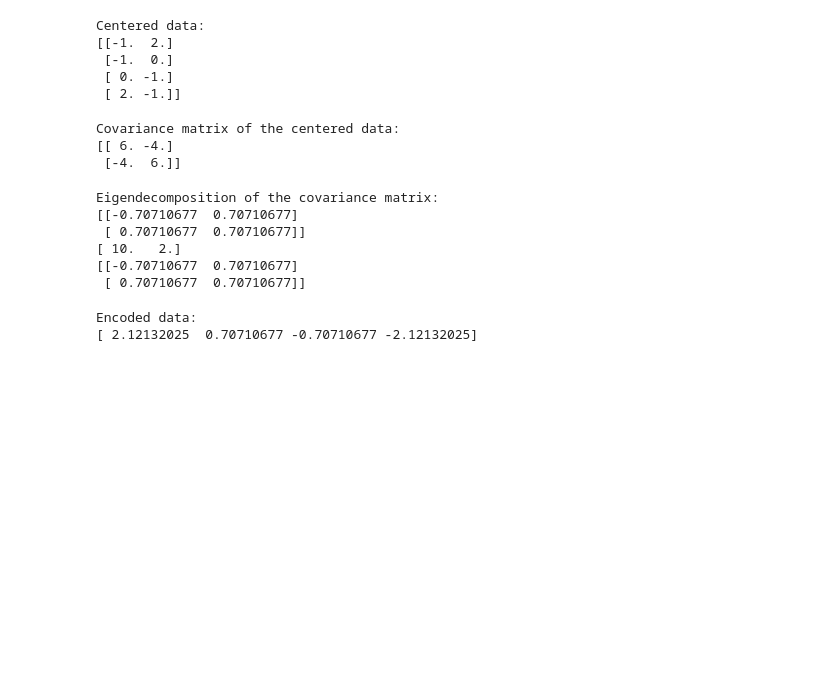
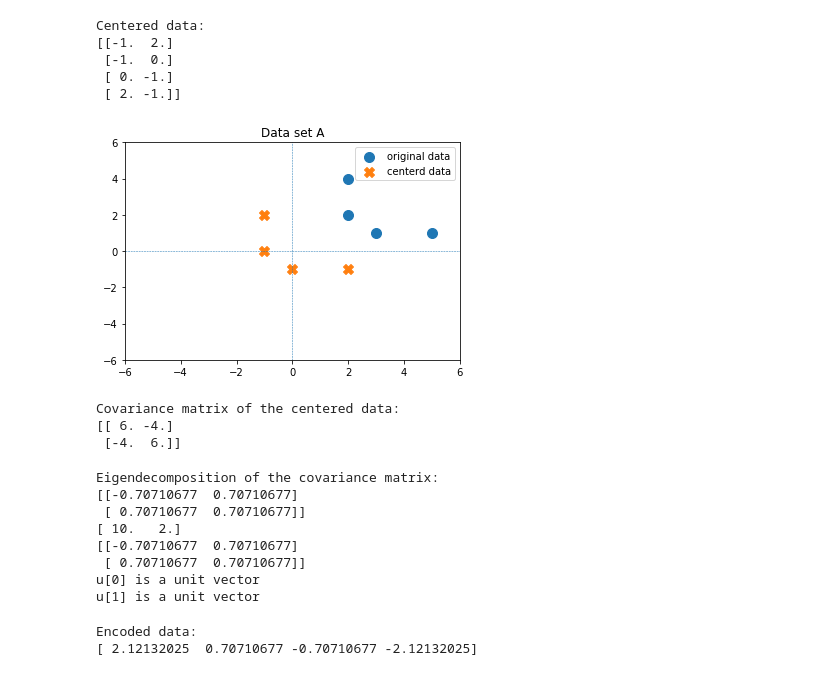
Before and after one commit to mmarius/nnia-tutorial, a Jupyter notebook: assignment-3/tutorial3-marius.ipynb, the cells around one changed output. Saved outputs shown, nothing was run; the diff lists cells and outputs as text; code cells hidden in the pictures; blank space fills up the shorter version.

```diff
--- a/assignment-3/tutorial3-marius.ipynb
+++ b/assignment-3/tutorial3-marius.ipynb
@@ -74,2 +76,17 @@ axes.scatter(A[:, 0], A[:, 1], marker='X', s=1e2, label='centerd data');
+# %%
+# Plot centered data together with original data
+fig, axes = plt.subplots()
+# plot coordinate system
+axes.axhline(0, ls='--', linewidth=0.5)
+axes.axvline(0, ls='--', linewidth=0.5)
+axes.set_xlim(-6.0, 6.0)
+axes.set_ylim(-6.0, 6.0)
+# Plot data points
+axes.scatter(A[:, 0], A[:, 1], s=1e2, label='original data')
+axes.scatter(AC[:, 0], AC[:, 1], marker='X', s=1e2, label='centerd data')
+axes.set_title('Data set A');
+axes.legend();
+# %% [output]
+[figure, added]
 # %%
 # Create covariance matrix of the centered data
@@ -87,6 +104,10 @@ print('Eigendecomposition of the covariance matrix:')
 print(u)
 print(s)
 print(v)
+# Check the norm of the computed eigenvectors
+for i in range(2):
+    if np.isclose(np.linalg.norm(u[i]), 1.0):
+        print('u[{:d}] is a unit vector'.format(i))
 # %% [output]
 Eigendecomposition of the covariance matrix:
 [[-0.70710677  0.70710677]
@@ -94,5 +115,7 @@ Eigendecomposition of the covariance matrix:
 [ 10.   2.]
 [[-0.70710677  0.70710677]
  [ 0.70710677  0.70710677]]
+u[0] is a unit vector
+u[1] is a unit vector
 # %%
 # Encode data
```
Also changed, not shown: parts of 20 cells of this notebook.
